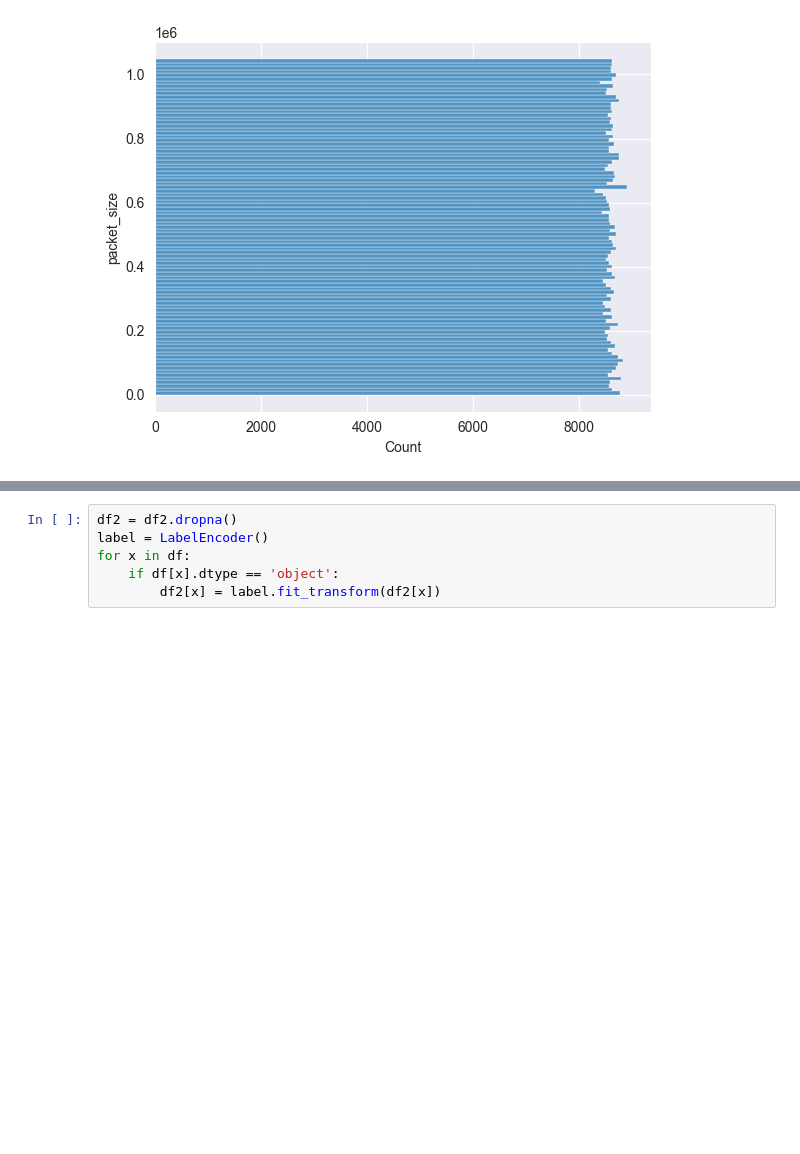
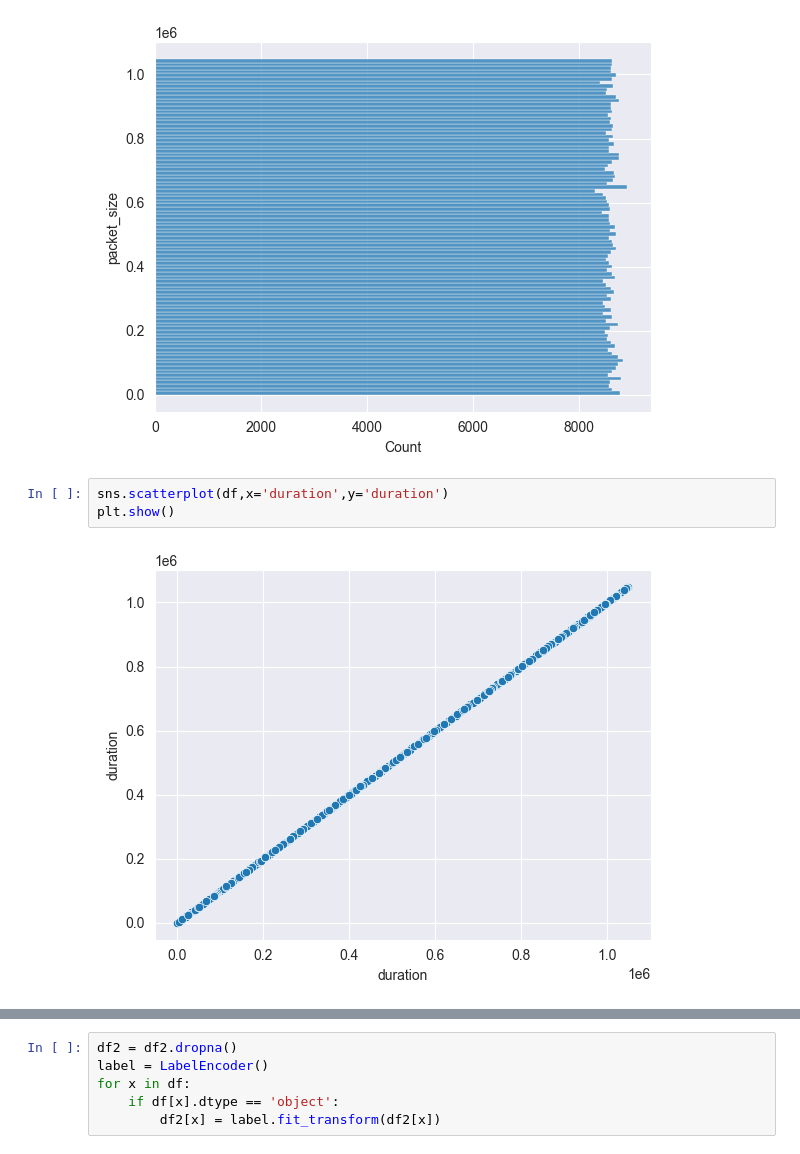
Before and after one commit to hodge-py/Coding_assignments, a Jupyter notebook: Information and Networking Security/CourseProject/malware.ipynb, the cells around one changed output, grey strips where cells are left out. Drawn from its saved outputs; the diff is of its cells as text; blank space fills up the shorter version.

```diff
--- a/Information and Networking Security/CourseProject/malware.ipynb
+++ b/Information and Networking Security/CourseProject/malware.ipynb
@@ -61,3 +61,8 @@ sns.histplot(data=df,y="packet_size")
 plt.show()
 # %% [output]
 [figure]
+# %%
+sns.scatterplot(df,x='duration',y='duration')
+plt.show()
+# %% [output]
+[figure, added]
```
Also changed, not shown: parts of 1 cell of this notebook, 2 other files.
